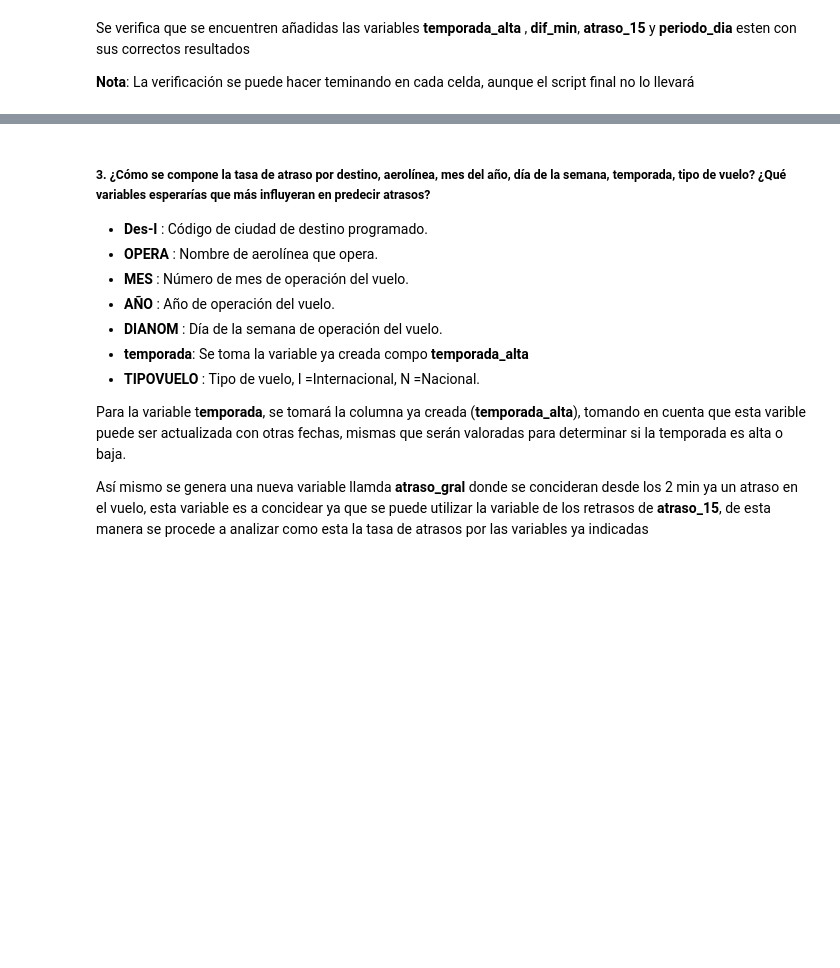
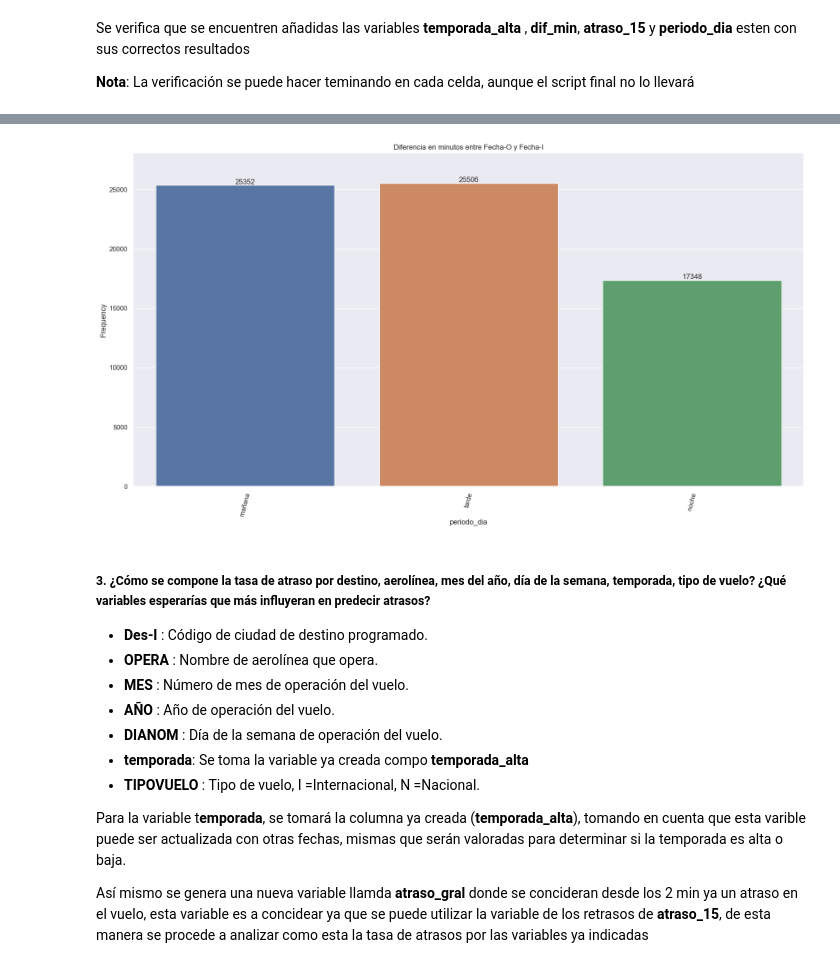
Before and after one commit to OsvaldoMedina/LATAM-Airlines, a Jupyter notebook: solution_OS.ipynb, the cells around one changed output, grey strips where cells are left out. Saved outputs shown, nothing was run; the diff lists cells and outputs as text; code cells hidden in the pictures; blank space fills up the shorter version.

```diff
--- a/solution_OS.ipynb
+++ b/solution_OS.ipynb
@@ -548,14 +673,14 @@ df['atraso_15'].value_counts()
 # %% [markdown]
 Para establecer los periodos de día con las variantes **mañana**, **tarde** y **noche**, se establecen tres variables temporales, las cuales, se concatenan en una columna llamada **periodo_dia**
 # %%
-T1 = df.set_index('Fecha-I').between_time('05:00:00','11:59:00')
+T1 = df.set_index('fecha_i').between_time('05:00:00','11:59:00')
 T1['periodo_dia'] = "mañana"
 
 
-T2 = df.set_index('Fecha-I').between_time('12:00:00','18:59:00')
+T2 = df.set_index('fecha_i').between_time('12:00:00','18:59:00')
 T2['periodo_dia'] = "tarde"
 
-T3 = df.set_index('Fecha-I').between_time('19:00:00','04:59:00')
+T3 = df.set_index('fecha_i').between_time('19:00:00','04:59:00')
 T3['periodo_dia'] = "noche"
 # %%
 df = pd.concat([T1,T2,T3], 0)
@@ -575,3 +715,22 @@ plt.show()
+# %%
+plt.figure(figsize=(20,10))
+sns.set(font_scale = 1)
+df
+gen_cnt = df['periodo_dia'].value_counts().sort_values(ascending=False)
+order=gen_cnt.index
+ax = sns.countplot(x='periodo_dia', data=df)
+plt.xticks(rotation = 75)
+plt.yticks()
+plt.ylabel('Frequency')
+plt.title('Diferencia en minutos entre Fecha-O y Fecha-I')
+
+# annotate
+ax.bar_label(ax.containers[0], label_type="edge")
+
+# pad the spacing between the number and the edge of the figure
+ax.margins(y=0.1)
+# %% [output]
+[figure, added]
 # %% [markdown]
 ##### 3. ¿Cómo se compone la tasa de atraso por destino, aerolínea, mes del año, día de la semana, temporada, tipo de vuelo? ¿Qué variables esperarías que más influyeran en predecir atrasos?
 
```
Also changed, not shown: parts of 21 cells of this notebook.
